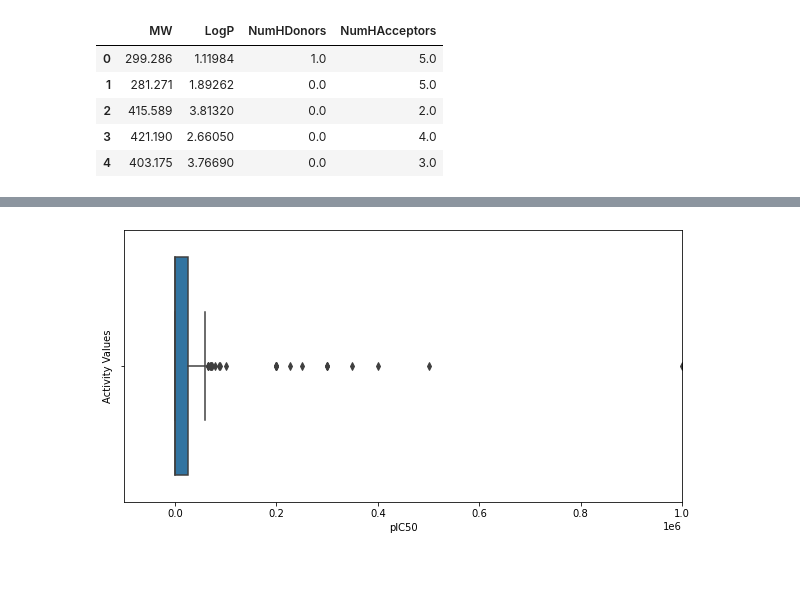
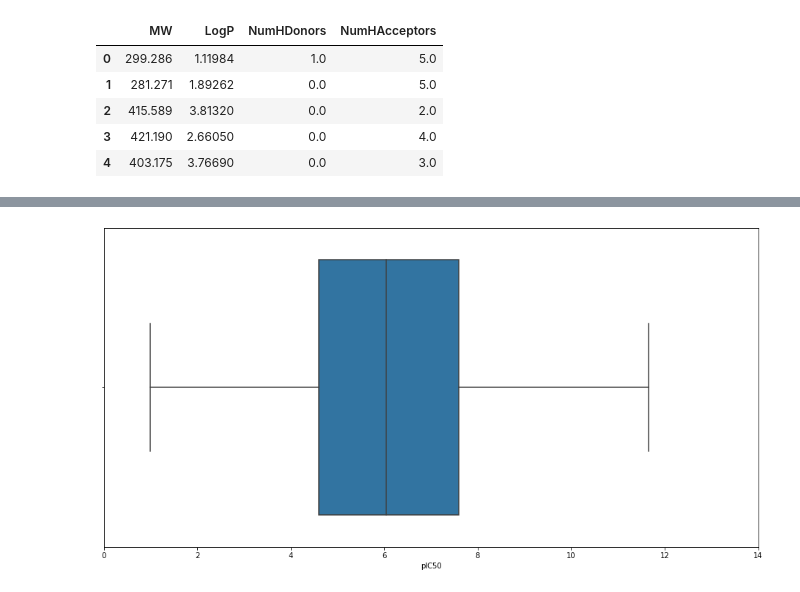
Before and after one commit to mehdimerbah/CompDrugDiscovery, a Jupyter notebook: EDA.ipynb, the cells around one changed output, grey strips where cells are left out. Saved outputs shown, nothing was run; the diff lists cells and outputs as text; code cells hidden in the pictures.

```diff
--- a/EDA.ipynb
+++ b/EDA.ipynb
@@ -136,0 +151,3 @@ final_DF.head(5)
+# %%
+# Now we can normalize the values
+final_DF['pIC50'] = final_DF['pIC50']*(10**-9)
@@ -136,0 +168,3 @@ final_DF.head(5)
+# %%
+final_DF['pIC50'] = -np.log10(final_DF['pIC50'])
+final_DF.head(10)
@@ -137,9 +183,8 @@ final_DF.head(5)
 # %%
-# Let's look at the data distribution again
-plt.figure(figsize=(10,5))
-plt.xlim(-100000,1000000)
-plt.ylabel('Activity Values')
-sns.boxplot(x=final_DF.pIC50)
+# Now we can plot the normalized values to see how they have changed.
+plt.figure(figsize=(16,8))
+plt.xlim(0,14)
+sns.boxplot(x = final_DF.pIC50)
 plt.show()
 # %% [output]
-[figure, old version]
+[figure, new version]
```
Also changed, not shown: parts of 31 cells of this notebook.
